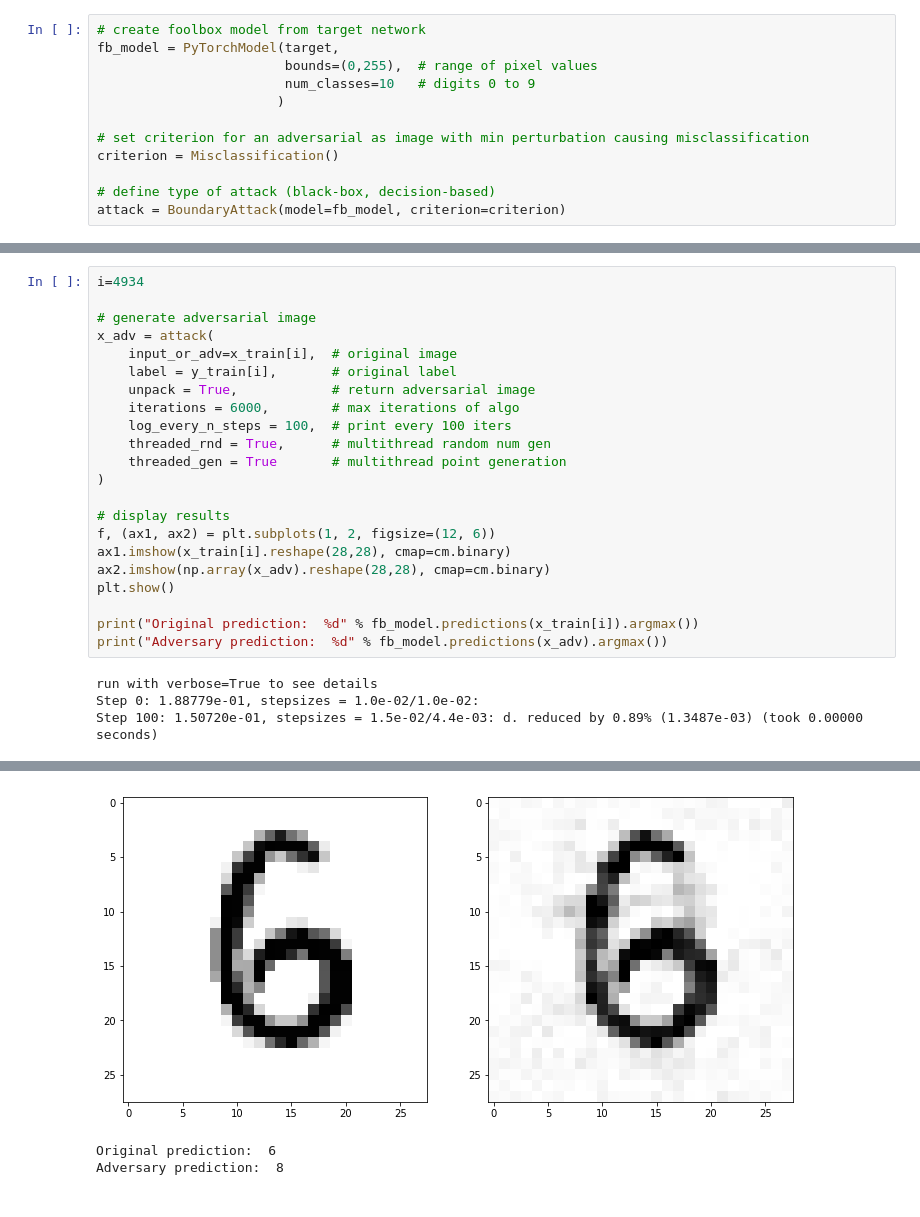
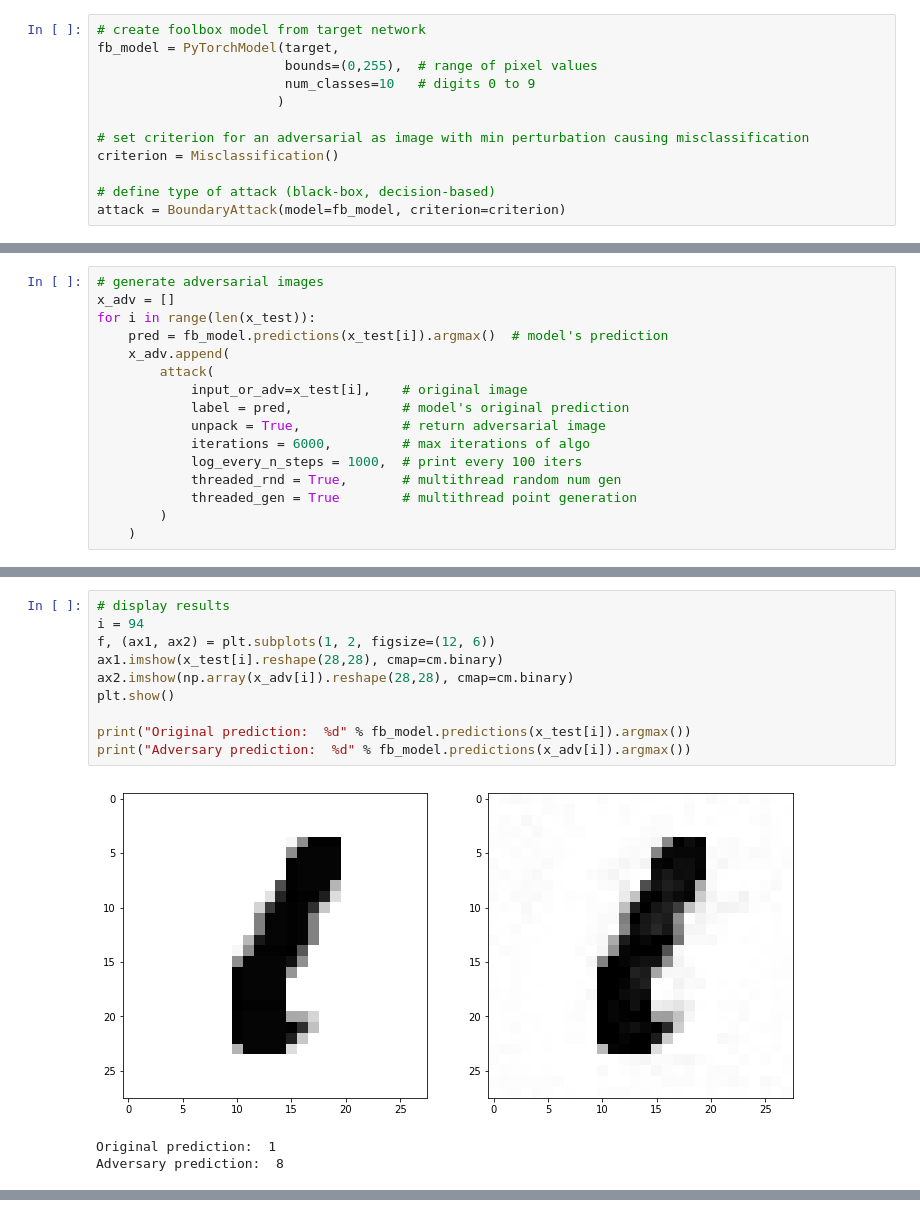
Before and after one commit to zimmerman-cole/adversarial-260, a Jupyter notebook: blackbox_attack.ipynb, the cells around one changed output, grey strips where cells are left out. Saved outputs shown, nothing was run; the diff lists cells and outputs as text.

Commit message:
updated project goals and blackbox attack file with some results

```diff
--- a/blackbox_attack.ipynb
+++ b/blackbox_attack.ipynb
@@ -65,0 +69,16 @@ y_train = [np.int(x[1]) for x in train_data]
+# %%
+# generate adversarial images
+x_adv = []
+for i in range(len(x_test)):
+    pred = fb_model.predictions(x_test[i]).argmax()  # model's prediction
+    x_adv.append(
+        attack(
+            input_or_adv=x_test[i],    # original image
+            label = pred,              # model's original prediction
+            unpack = True,             # return adversarial image
+            iterations = 6000,         # max iterations of algo
+            log_every_n_steps = 1000,  # print every 100 iters
+            threaded_rnd = True,       # multithread random num gen
+            threaded_gen = True        # multithread point generation
+        )
+    )
@@ -66,26 +267,14 @@ y_train = [np.int(x[1]) for x in train_data]
 # %%
-i=4934
-
-# generate adversarial image
-x_adv = attack(
-    input_or_adv=x_train[i],  # original image
-    label = y_train[i],       # original label
-    unpack = True,            # return adversarial image
-    iterations = 6000,        # max iterations of algo
-    log_every_n_steps = 100,  # print every 100 iters
-    threaded_rnd = True,      # multithread random num gen
-    threaded_gen = True       # multithread point generation
-)
-
 # display results
+i = 94
 f, (ax1, ax2) = plt.subplots(1, 2, figsize=(12, 6))
-ax1.imshow(x_train[i].reshape(28,28), cmap=cm.binary)
-ax2.imshow(np.array(x_adv).reshape(28,28), cmap=cm.binary)
+ax1.imshow(x_test[i].reshape(28,28), cmap=cm.binary)
+ax2.imshow(np.array(x_adv[i]).reshape(28,28), cmap=cm.binary)
 plt.show()
 
-print("Original prediction:  %d" % fb_model.predictions(x_train[i]).argmax())
-print("Adversary prediction:  %d" % fb_model.predictions(x_adv).argmax())
+print("Original prediction:  %d" % fb_model.predictions(x_test[i]).argmax())
+print("Adversary prediction:  %d" % fb_model.predictions(x_adv[i]).argmax())
 # %% [output]
+[figure, new version]
-run with verbose=True to see details
-Step 0: 1.88779e-01, stepsizes = 1.0e-02/1.0e-02:
-Step 100: 1.50720e-01, stepsizes = 1.5e-02/4.4e-03: d. reduced by 0.89% (1.3487e-03) (took 0.00000 seconds)
+Original prediction:  1
+Adversary prediction:  8
@@ -109,3 +280,0 @@ Step 4275: 3.67821e-03, stepsizes = 3.5e-11/7.0e-12:
-[figure, old version]
-Original prediction:  6
-Adversary prediction:  8
```
Also changed, not shown: parts of 6 cells of this notebook, 2 other files.
